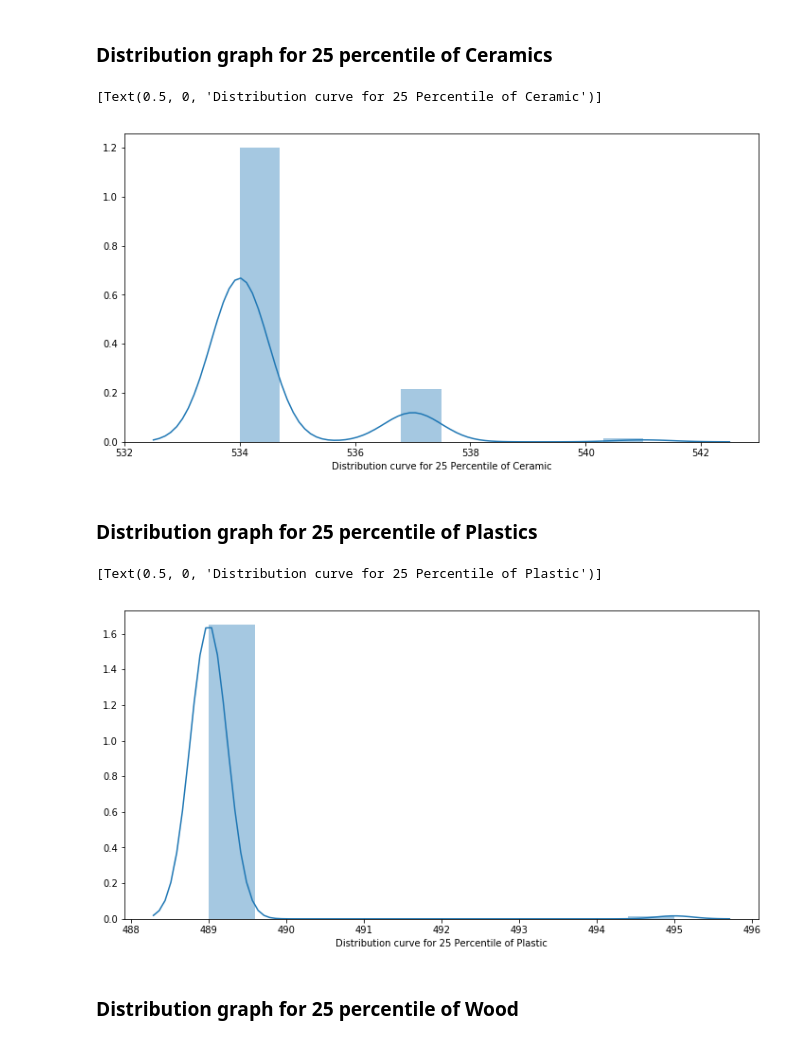
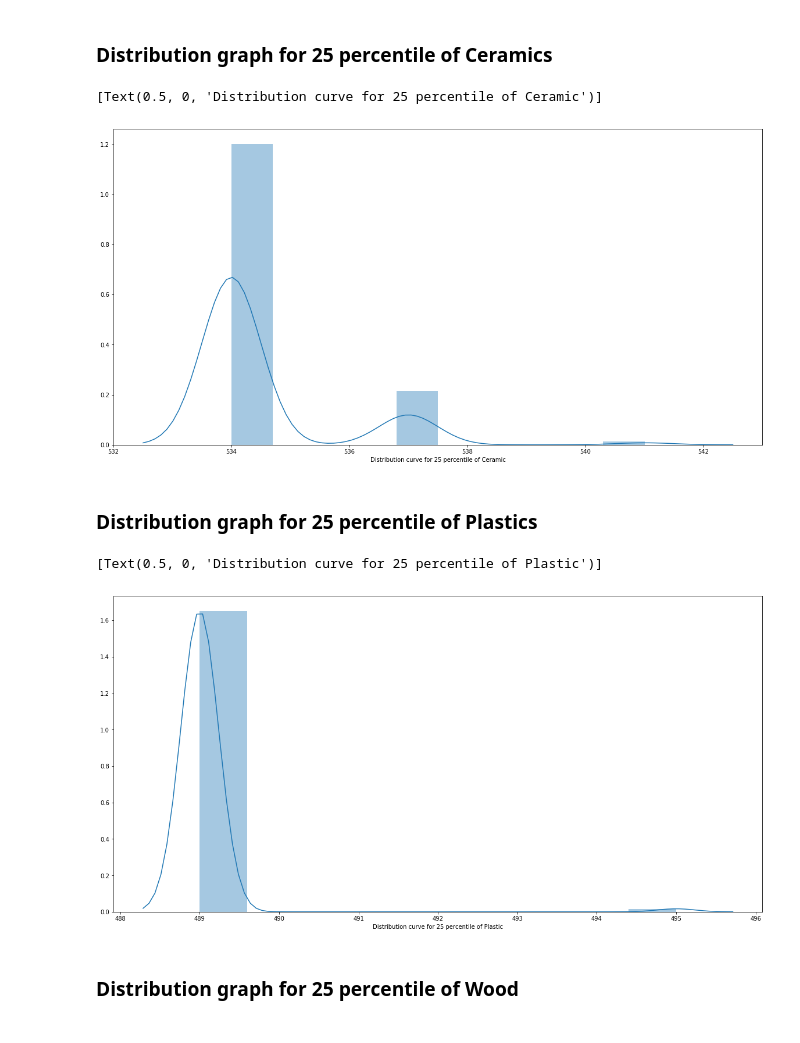
Before and after one commit to AnshulHedau/Pehchaan-The-Identifier, a Jupyter notebook: Data_Analysis_Python/Data Classification.ipynb, the cells around one changed output. Saved outputs shown, nothing was run; the diff lists cells and outputs as text; code cells hidden in the pictures.

```diff
--- a/Data_Analysis_Python/Data Classification.ipynb
+++ b/Data_Analysis_Python/Data Classification.ipynb
@@ -21,7 +21,7 @@ Each of the dataset contain a total of 10,000 points in the form of 100x100 form
 # %%
-dataset_plastic = genfromtxt('plastic_consolidated.csv', delimiter=',')
-dataset_ceramic = genfromtxt('ceramics_consolidated.csv', delimiter=',')
-dataset_wood = genfromtxt('wood_consolidated.csv', delimiter=',')
+dataset_plastic = genfromtxt('datasets/plastic_consolidated.csv', delimiter=',')
+dataset_ceramic = genfromtxt('datasets/ceramics_consolidated.csv', delimiter=',')
+dataset_wood = genfromtxt('datasets/wood_consolidated.csv', delimiter=',')
 # %% [markdown]
 ### Filtering of the datasets
 # %% [markdown]
@@ -246,25 +246,25 @@ Text(0.5, 0.05, 'Bar graph representing range for Wood dataset')
 # %% [markdown]
 ### Distribution graph for 25 percentile of Ceramics
 # %%
-f, ax = plt.subplots(figsize=(12,6))
+f, ax = plt.subplots(figsize=(20,10))
 g = sns.distplot(df.loc[:,4][:datapoints_len])
 
 g.grid(False)
-g.set(xlabel="Distribution curve for 25 Percentile of Ceramic")
+g.set(xlabel="Distribution curve for 25 percentile of Ceramic")
 # %% [output]
-[Text(0.5, 0, 'Distribution curve for 25 Percentile of Ceramic')]
+[Text(0.5, 0, 'Distribution curve for 25 percentile of Ceramic')]
-[figure, old version]
+[figure, new version]
 # %% [markdown]
 ### Distribution graph for 25 percentile of Plastics
 # %%
-f, ax = plt.subplots(figsize=(12,6))
+f, ax = plt.subplots(figsize=(20,10))
 g = sns.distplot(df.loc[:,4][datapoints_len:datapoints_len * 2])
 
 g.grid(False)
-g.set(xlabel="Distribution curve for 25 Percentile of Plastic")
+g.set(xlabel="Distribution curve for 25 percentile of Plastic")
 # %% [output]
-[Text(0.5, 0, 'Distribution curve for 25 Percentile of Plastic')]
+[Text(0.5, 0, 'Distribution curve for 25 percentile of Plastic')]
-[figure, old version]
+[figure, new version]
 # %% [markdown]
 ### Distribution graph for 25 percentile of Wood
 # %%
```
Also changed, not shown: parts of 22 cells of this notebook, 33 other files.
